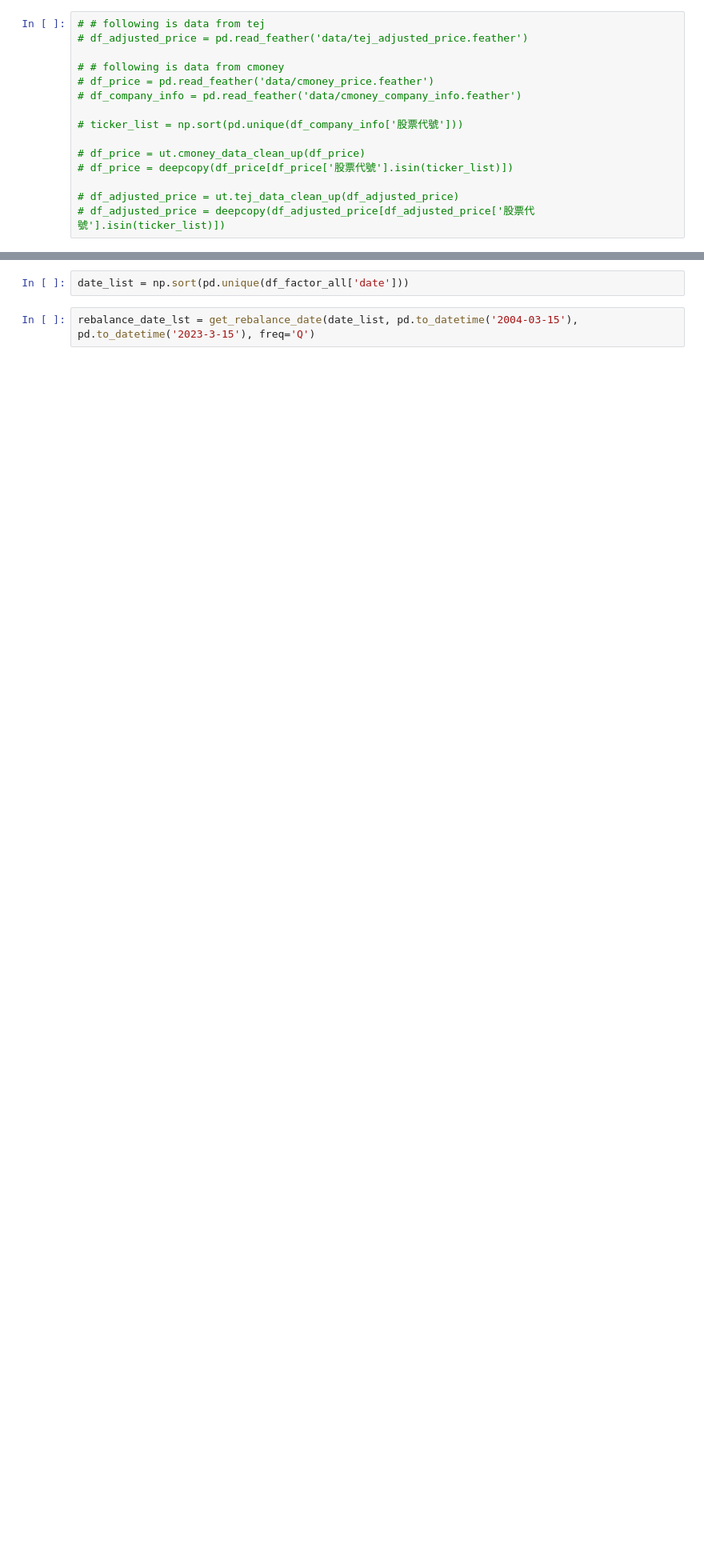
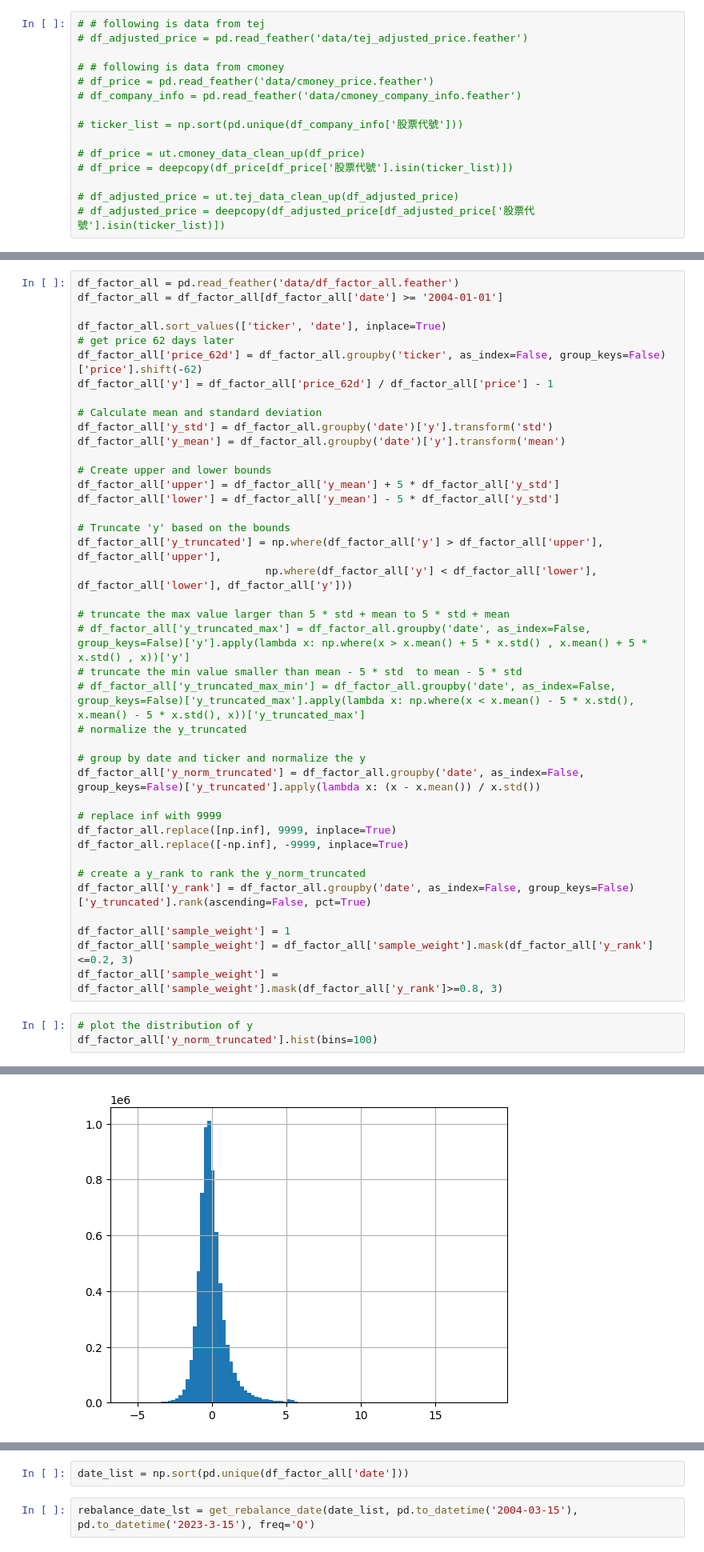
Before and after one commit to vayvay0993/hidiv, a Jupyter notebook: main_03_train_data.ipynb, the cells around one changed output, grey strips where cells are left out. Shown at 80% size. Drawn from its saved outputs; the diff is of its cells as text; blank space fills up the shorter version.

```diff
--- a/main_03_train_data.ipynb
+++ b/main_03_train_data.ipynb
@@ -64,0 +53,44 @@ df_factor_all.replace([-np.inf], -9999, inplace=True)
+# %%
+df_factor_all = pd.read_feather('data/df_factor_all.feather')
+df_factor_all = df_factor_all[df_factor_all['date'] >= '2004-01-01']
+
+df_factor_all.sort_values(['ticker', 'date'], inplace=True)
+# get price 62 days later
+df_factor_all['price_62d'] = df_factor_all.groupby('ticker', as_index=False, group_keys=False)['price'].shift(-62)
+df_factor_all['y'] = df_factor_all['price_62d'] / df_factor_all['price'] - 1
+
+# Calculate mean and standard deviation
+df_factor_all['y_std'] = df_factor_all.groupby('date')['y'].transform('std')
+df_factor_all['y_mean'] = df_factor_all.groupby('date')['y'].transform('mean')
+
+# Create upper and lower bounds
+df_factor_all['upper'] = df_factor_all['y_mean'] + 5 * df_factor_all['y_std']
+df_factor_all['lower'] = df_factor_all['y_mean'] - 5 * df_factor_all['y_std']
+
+# Truncate 'y' based on the bounds
+df_factor_all['y_truncated'] = np.where(df_factor_all['y'] > df_factor_all['upper'], df_factor_all['upper'],
+                              np.where(df_factor_all['y'] < df_factor_all['lower'], df_factor_all['lower'], df_factor_all['y']))
+
+# truncate the max value larger than 5 * std + mean to 5 * std + mean
+# df_factor_all['y_truncated_max'] = df_factor_all.groupby('date', as_index=False, group_keys=False)['y'].apply(lambda x: np.where(x > x.mean() + 5 * x.std() , x.mean() + 5 * x.std() , x))['y']
+# truncate the min value smaller than mean - 5 * std  to mean - 5 * std
+# df_factor_all['y_truncated_max_min'] = df_factor_all.groupby('date', as_index=False, group_keys=False)['y_truncated_max'].apply(lambda x: np.where(x < x.mean() - 5 * x.std(), x.mean() - 5 * x.std(), x))['y_truncated_max']
+# normalize the y_truncated
+
+# group by date and ticker and normalize the y
+df_factor_all['y_norm_truncated'] = df_factor_all.groupby('date', as_index=False, group_keys=False)['y_truncated'].apply(lambda x: (x - x.mean()) / x.std())
+
+# replace inf with 9999
+df_factor_all.replace([np.inf], 9999, inplace=True)
+df_factor_all.replace([-np.inf], -9999, inplace=True)
+
+# create a y_rank to rank the y_norm_truncated
+df_factor_all['y_rank'] = df_factor_all.groupby('date', as_index=False, group_keys=False)['y_truncated'].rank(ascending=False, pct=True)
+
+df_factor_all['sample_weight'] = 1
+df_factor_all['sample_weight'] = df_factor_all['sample_weight'].mask(df_factor_all['y_rank']<=0.2, 3)
+df_factor_all['sample_weight'] = df_factor_all['sample_weight'].mask(df_factor_all['y_rank']>=0.8, 3)
+# %%
+# plot the distribution of y
+df_factor_all['y_norm_truncated'].hist(bins=100)
+# %% [output]
@@ -64,0 +98 @@ df_factor_all.replace([-np.inf], -9999, inplace=True)
+[figure, added]
```
Also changed, not shown: parts of 8 cells of this notebook, 8 other files.
